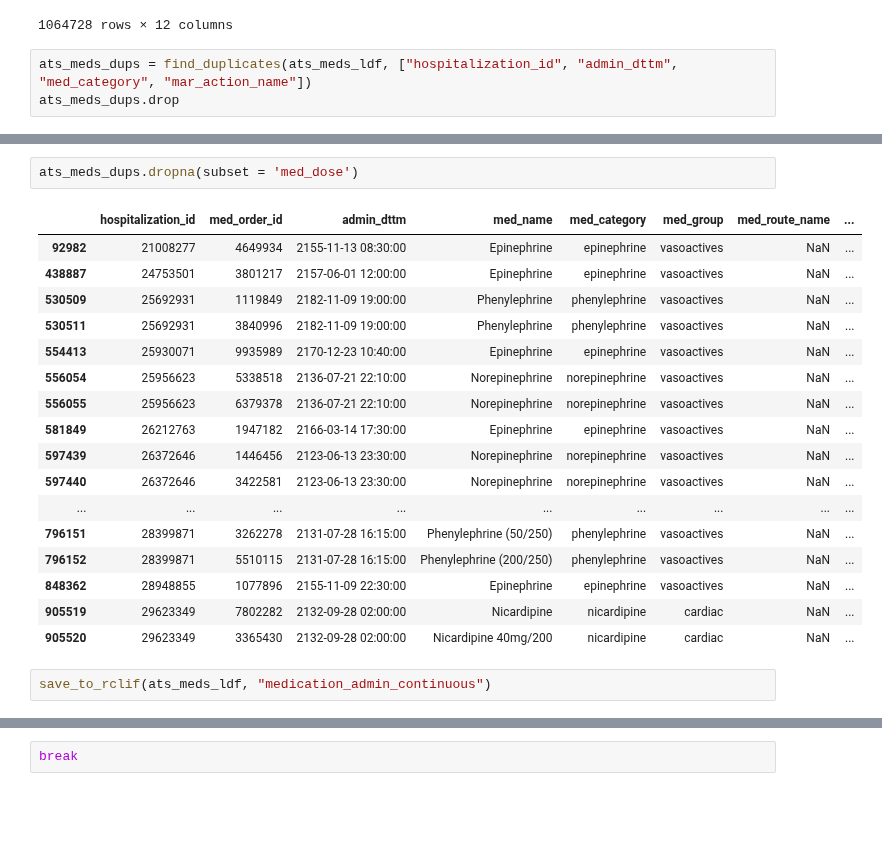
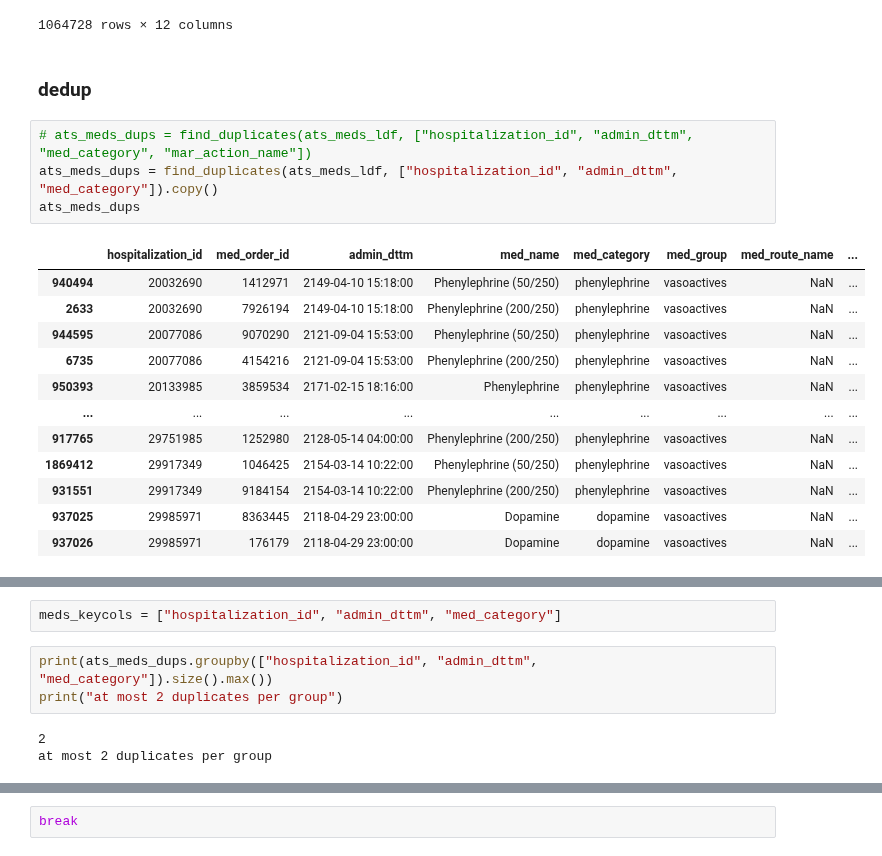
Before and after one commit to oldsandiaz/mimicclif, a Jupyter notebook: code/mimic-4.3.1-to-clif-2.0.ipynb, the cells around one changed output, grey strips where cells are left out. Cells and saved outputs as stored; diff of their text form; blank space fills up the shorter version.

Commit message:
removed all genuine irreconcilable duplicates in cont med table, thus completing its ATS-necessary components.

```diff
--- a/code/mimic-4.3.1-to-clif-2.0.ipynb
+++ b/code/mimic-4.3.1-to-clif-2.0.ipynb
@@ -3450,7 +3428,22 @@ ats_meds_ldf
 | 937861 | 29999625 | 4424994 | 2157-11-16 14:57:00 | Nicardipine 40mg/200 | nicardipine | cardiac | NaN | ... |
 | 1875723 | 29999625 | 4424994 | 2157-11-16 16:00:00 | Nicardipine 40mg/200 | nicardipine | cardiac | NaN | ... |
 1064728 rows × 12 columns
+# %% [markdown]
+### dedup
 # %%
-ats_meds_dups = find_duplicates(ats_meds_ldf, ["hospitalization_id", "admin_dttm", "med_category", "mar_action_name"])
-ats_meds_dups.drop
+# ats_meds_dups = find_duplicates(ats_meds_ldf, ["hospitalization_id", "admin_dttm", "med_category", "mar_action_name"])
+ats_meds_dups = find_duplicates(ats_meds_ldf, ["hospitalization_id", "admin_dttm", "med_category"]).copy()
+ats_meds_dups
 # %% [output]
+|  | hospitalization_id | med_order_id | admin_dttm | med_name | med_category | med_group | med_route_name | ... |
+| 940494 | 20032690 | 1412971 | 2149-04-10 15:18:00 | Phenylephrine (50/250) | phenylephrine | vasoactives | NaN | ... |
+| 2633 | 20032690 | 7926194 | 2149-04-10 15:18:00 | Phenylephrine (200/250) | phenylephrine | vasoactives | NaN | ... |
+| 944595 | 20077086 | 9070290 | 2121-09-04 15:53:00 | Phenylephrine (50/250) | phenylephrine | vasoactives | NaN | ... |
+| 6735 | 20077086 | 4154216 | 2121-09-04 15:53:00 | Phenylephrine (200/250) | phenylephrine | vasoactives | NaN | ... |
+| 950393 | 20133985 | 3859534 | 2171-02-15 18:16:00 | Phenylephrine | phenylephrine | vasoactives | NaN | ... |
+| ... | ... | ... | ... | ... | ... | ... | ... | ... |
+| 917765 | 29751985 | 1252980 | 2128-05-14 04:00:00 | Phenylephrine (200/250) | phenylephrine | vasoactives | NaN | ... |
+| 1869412 | 29917349 | 1046425 | 2154-03-14 10:22:00 | Phenylephrine (50/250) | phenylephrine | vasoactives | NaN | ... |
+| 931551 | 29917349 | 9184154 | 2154-03-14 10:22:00 | Phenylephrine (200/250) | phenylephrine | vasoactives | NaN | ... |
+| 937025 | 29985971 | 8363445 | 2118-04-29 23:00:00 | Dopamine | dopamine | vasoactives | NaN | ... |
+| 937026 | 29985971 | 176179 | 2118-04-29 23:00:00 | Dopamine | dopamine | vasoactives | NaN | ... |
@@ -3474,22 +3451,8 @@ ats_meds_dups.drop
-# %%
-ats_meds_dups.dropna(subset = 'med_dose')
-# %% [output]
-|  | hospitalization_id | med_order_id | admin_dttm | med_name | med_category | med_group | med_route_name | ... |
-| 92982 | 21008277 | 4649934 | 2155-11-13 08:30:00 | Epinephrine | epinephrine | vasoactives | NaN | ... |
-| 438887 | 24753501 | 3801217 | 2157-06-01 12:00:00 | Epinephrine | epinephrine | vasoactives | NaN | ... |
-| 530509 | 25692931 | 1119849 | 2182-11-09 19:00:00 | Phenylephrine | phenylephrine | vasoactives | NaN | ... |
-| 530511 | 25692931 | 3840996 | 2182-11-09 19:00:00 | Phenylephrine | phenylephrine | vasoactives | NaN | ... |
-| 554413 | 25930071 | 9935989 | 2170-12-23 10:40:00 | Epinephrine | epinephrine | vasoactives | NaN | ... |
-| 556054 | 25956623 | 5338518 | 2136-07-21 22:10:00 | Norepinephrine | norepinephrine | vasoactives | NaN | ... |
-| 556055 | 25956623 | 6379378 | 2136-07-21 22:10:00 | Norepinephrine | norepinephrine | vasoactives | NaN | ... |
-| 581849 | 26212763 | 1947182 | 2166-03-14 17:30:00 | Epinephrine | epinephrine | vasoactives | NaN | ... |
-| 597439 | 26372646 | 1446456 | 2123-06-13 23:30:00 | Norepinephrine | norepinephrine | vasoactives | NaN | ... |
-| 597440 | 26372646 | 3422581 | 2123-06-13 23:30:00 | Norepinephrine | norepinephrine | vasoactives | NaN | ... |
-| ... | ... | ... | ... | ... | ... | ... | ... | ... |
-| 796151 | 28399871 | 3262278 | 2131-07-28 16:15:00 | Phenylephrine (50/250) | phenylephrine | vasoactives | NaN | ... |
-| 796152 | 28399871 | 5510115 | 2131-07-28 16:15:00 | Phenylephrine (200/250) | phenylephrine | vasoactives | NaN | ... |
-| 848362 | 28948855 | 1077896 | 2155-11-09 22:30:00 | Epinephrine | epinephrine | vasoactives | NaN | ... |
-| 905519 | 29623349 | 7802282 | 2132-09-28 02:00:00 | Nicardipine | nicardipine | cardiac | NaN | ... |
-| 905520 | 29623349 | 3365430 | 2132-09-28 02:00:00 | Nicardipine 40mg/200 | nicardipine | cardiac | NaN | ... |
-# %%
-save_to_rclif(ats_meds_ldf, "medication_admin_continuous")
+# %%
+meds_keycols = ["hospitalization_id", "admin_dttm", "med_category"]
+# %%
+print(ats_meds_dups.groupby(["hospitalization_id", "admin_dttm", "med_category"]).size().max())
+print("at most 2 duplicates per group")
+# %% [output]
+2
+at most 2 duplicates per group
```
Also changed, not shown: parts of 23 cells of this notebook.
